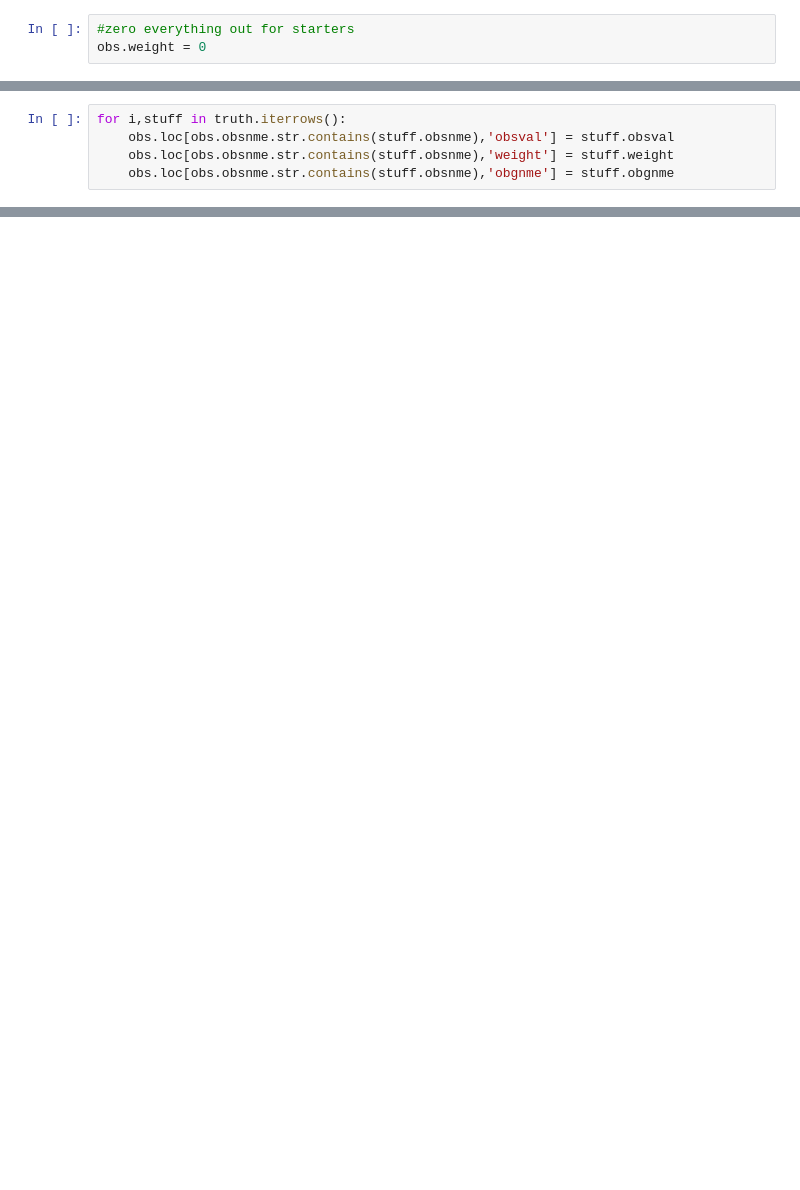
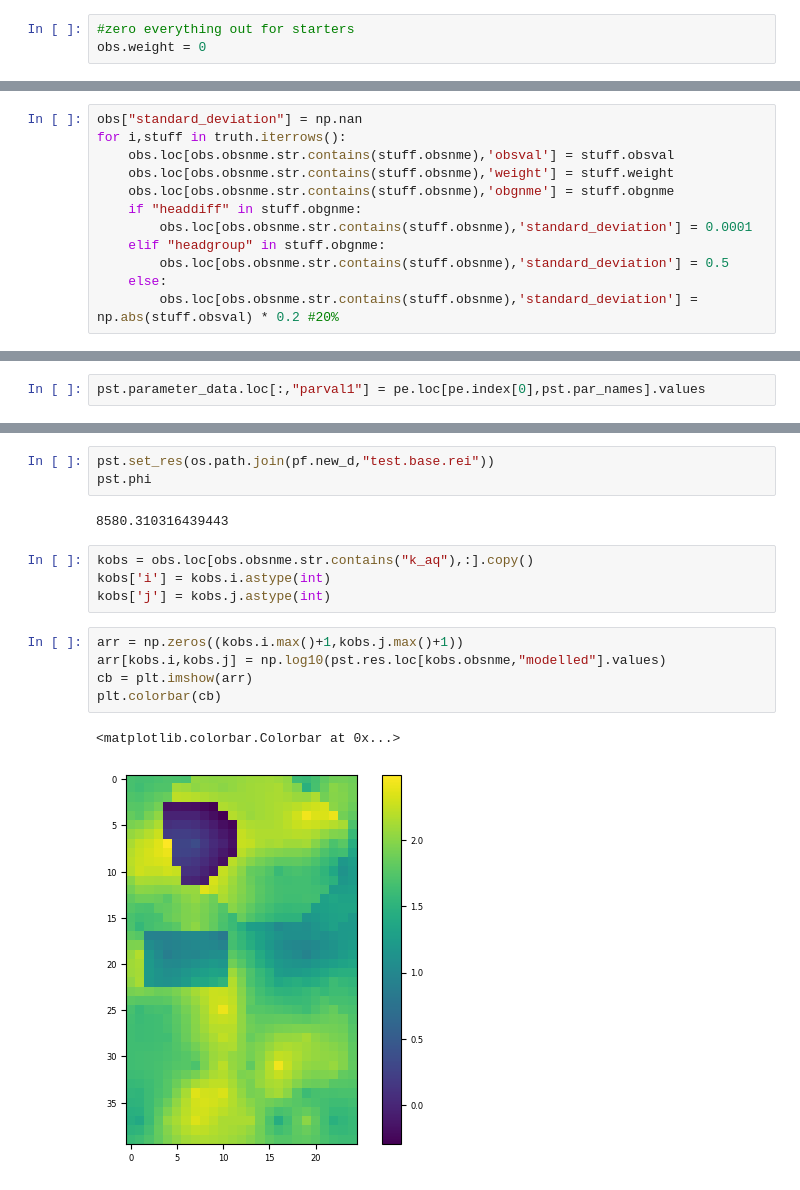
Before and after one commit to rhugman/PESTPP_Madison25, a Jupyter notebook: notebooks/simple_pstfrom.ipynb, the cells around one changed output, grey strips where cells are left out. Drawn from its saved outputs; the diff is of its cells as text; blank space fills up the shorter version.

```diff
--- a/notebooks/simple_pstfrom.ipynb
+++ b/notebooks/simple_pstfrom.ipynb
@@ -77,5 +363,12 @@ truth
 # %%
+obs["standard_deviation"] = np.nan
 for i,stuff in truth.iterrows():
     obs.loc[obs.obsnme.str.contains(stuff.obsnme),'obsval'] = stuff.obsval
     obs.loc[obs.obsnme.str.contains(stuff.obsnme),'weight'] = stuff.weight
     obs.loc[obs.obsnme.str.contains(stuff.obsnme),'obgnme'] = stuff.obgnme
+    if "headdiff" in stuff.obgnme:
+        obs.loc[obs.obsnme.str.contains(stuff.obsnme),'standard_deviation'] = 0.0001
+    elif "headgroup" in stuff.obgnme:
+        obs.loc[obs.obsnme.str.contains(stuff.obsnme),'standard_deviation'] = 0.5
+    else:
+        obs.loc[obs.obsnme.str.contains(stuff.obsnme),'standard_deviation'] = np.abs(stuff.obsval) * 0.2 #20%
@@ -89,0 +417,2 @@ phi
+# %%
+pst.parameter_data.loc[:,"parval1"] = pe.loc[pe.index[0],pst.par_names].values
@@ -89,0 +450,17 @@ phi
+# %%
+pst.set_res(os.path.join(pf.new_d,"test.base.rei"))
+pst.phi
+# %% [output]
+8580.310316439443
+# %%
+kobs = obs.loc[obs.obsnme.str.contains("k_aq"),:].copy()
+kobs['i'] = kobs.i.astype(int)
+kobs['j'] = kobs.j.astype(int)
+# %%
+arr = np.zeros((kobs.i.max()+1,kobs.j.max()+1))
+arr[kobs.i,kobs.j] = np.log10(pst.res.loc[kobs.obsnme,"modelled"].values)
+cb = plt.imshow(arr)
+plt.colorbar(cb)
+# %% [output]
+<matplotlib.colorbar.Colorbar at 0x...>
+[figure, added]
```
Also changed, not shown: parts of 29 cells of this notebook.
